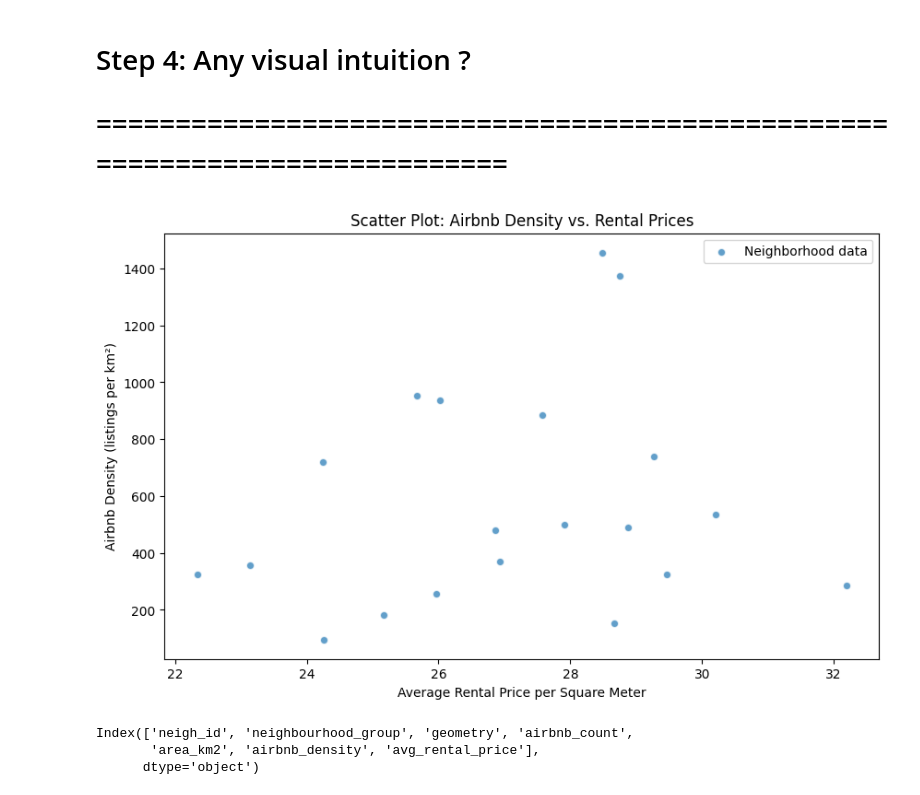
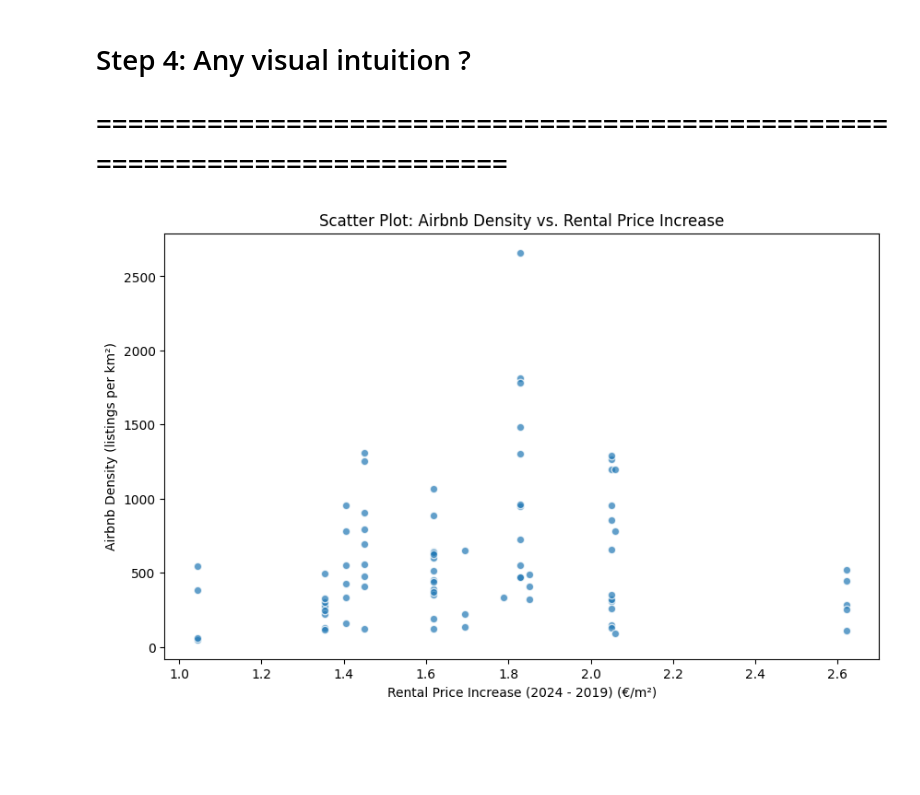
Before and after one commit to arnaudlvq/airbnb-impact-on-rental-prices, a Jupyter notebook: scripts/main.ipynb, the cells around one changed output. Saved outputs shown, nothing was run; the diff lists cells and outputs as text; code cells hidden in the pictures; blank space fills up the shorter version.

```diff
--- a/scripts/main.ipynb
+++ b/scripts/main.ipynb
@@ -11,3 +26,3 @@ import json
 # %%
-use_fine_grid = False
+use_fine_grid = True
 # %%
@@ -177,32 +165,12 @@ plt.show()
 # Step 4: Any visual intuition ?
 # ============================================================================
 # %%
-import numpy as np
-
-# Prepare data: x-axis is now the average rental price, y-axis is Airbnb density
-x = gdf_neigh['avg_rental_price'].values
-y = gdf_neigh['airbnb_density'].values
-
-# Compute linear regression using NumPy's polyfit
-slope, intercept = np.polyfit(x, y, 1)
-regression_line = slope * x + intercept
-
-# Create the scatter plot with the regression line
-fig, ax = plt.subplots(figsize=(10, 6))
-scatter = ax.scatter(x, y, alpha=0.7, edgecolors='w', label='Neighborhood data')
-
-# Set axis labels and title
-ax.set_xlabel("Average Rental Price per Square Meter")
-ax.set_ylabel("Airbnb Density (listings per km²)")
-ax.set_title("Scatter Plot: Airbnb Density vs. Rental Prices")
-ax.legend()
-
+fig_scatter, ax_scatter = plt.subplots(figsize=(10, 6))
+ax_scatter.scatter(gdf_neigh['price_increase'], gdf_neigh['airbnb_density'],
+                   alpha=0.7, edgecolors='w')
+ax_scatter.set_xlabel("Rental Price Increase (2024 - 2019) (€/m²)")
+ax_scatter.set_ylabel("Airbnb Density (listings per km²)")
+ax_scatter.set_title("Scatter Plot: Airbnb Density vs. Rental Price Increase")
 plt.show()
 # %% [output]
-[figure, old version]
+[figure, new version]
-# %%
-print(gdf_neigh.columns)
-# %% [output]
-Index(['neigh_id', 'neighbourhood_group', 'geometry', 'airbnb_count',
-       'area_km2', 'airbnb_density', 'avg_rental_price'],
-      dtype='object')
```
Also changed, not shown: parts of 16 cells of this notebook, 1 other file.
